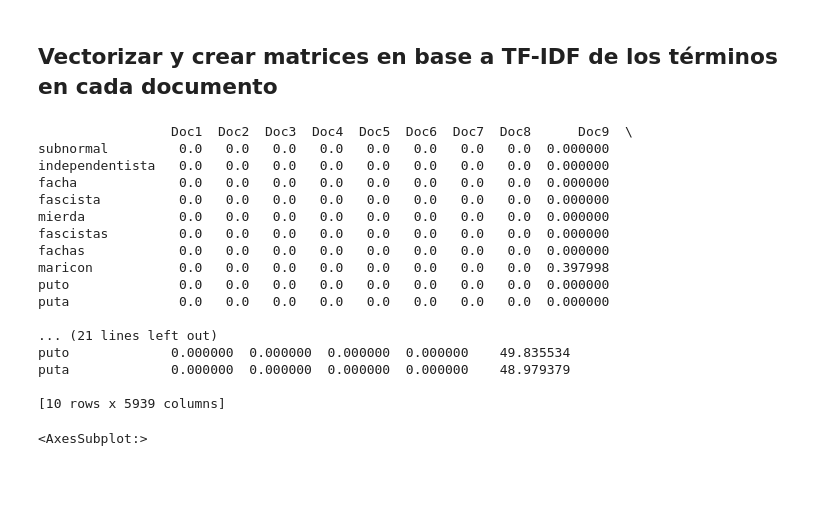
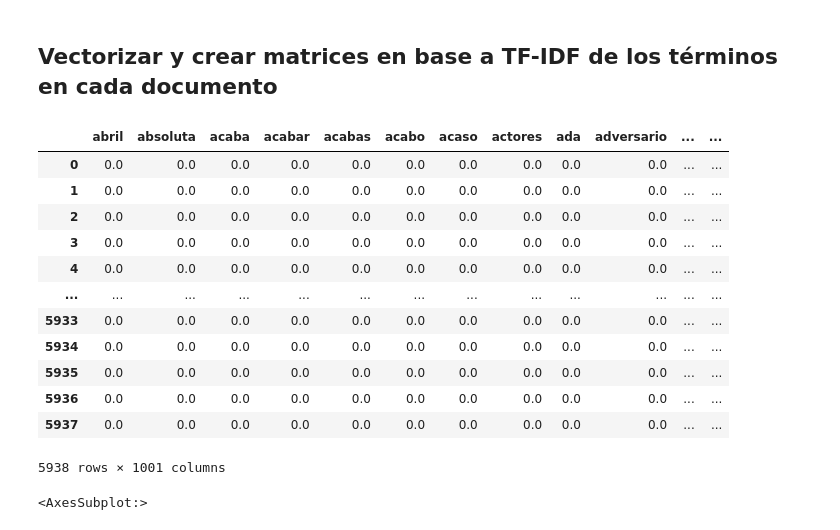
Before and after one commit to hsarmiento/MTI-455, a Jupyter notebook: notebooks/clase01.ipynb, the cells around one changed output. Cells and saved outputs as stored; diff of their text form; code cells hidden in the pictures; blank space fills up the shorter version.

```diff
--- a/notebooks/clase01.ipynb
+++ b/notebooks/clase01.ipynb
@@ -176,7 +180,7 @@ term_document_matrix['total_count'].head(10).plot.bar()
 # %%
 from sklearn.feature_extraction.text import TfidfVectorizer
 # %%
-tfidf_vectorizer = TfidfVectorizer()
+tfidf_vectorizer = TfidfVectorizer(max_features = 1000)
 vects_tfidf = tfidf_vectorizer.fit_transform(df.text_prepro)
 # %%
 # transformamos nuestra matriz sparse a un dataframe
@@ -184,32 +188,32 @@ td_tfidf = pd.DataFrame(vects_tfidf.todense())
 # cada columna es renombrada con el termino del vocabulario
 td_tfidf.columns = tfidf_vectorizer.get_feature_names_out()
 # transponemos la matriz para generar una de termino-documento
-term_document_matrix_tfidf = td_tfidf.T
+term_document_matrix_tfidf = td_tfidf
 # cada columna, que ahora es un documento, se le da un nombre generico
-term_document_matrix_tfidf.columns = ['Doc'+str(i) for i in range(1, td_tfidf.shape[0]+1)]
+#term_document_matrix_tfidf.columns = ['Doc'+str(i) for i in range(1, td_tfidf.shape[0]+1)]
 # estimamos la suma de cada termino en todos los documentos y la agregamos como una columna
-term_document_matrix_tfidf['total_count'] = term_document_matrix_tfidf.sum(axis=1)
+#term_document_matrix_tfidf['total_count'] = term_document_matrix_tfidf.sum(axis=1)
 
 # Top 25 words
-term_document_matrix_tfidf = term_document_matrix_tfidf.sort_values(by ='total_count',ascending=False)
+#term_document_matrix_tfidf = term_document_matrix_tfidf.sort_values(by ='total_count',ascending=False)
 
 # Print the first 10 rows
-print(term_document_matrix_tfidf.head(10))
+#print(term_document_matrix_tfidf.head(10))
-# %% [output]
-                 Doc1  Doc2  Doc3  Doc4  Doc5  Doc6  Doc7  Doc8      Doc9  \
-subnormal         0.0   0.0   0.0   0.0   0.0   0.0   0.0   0.0  0.000000
-independentista   0.0   0.0   0.0   0.0   0.0   0.0   0.0   0.0  0.000000
-facha             0.0   0.0   0.0   0.0   0.0   0.0   0.0   0.0  0.000000
-fascista          0.0   0.0   0.0   0.0   0.0   0.0   0.0   0.0  0.000000
-mierda            0.0   0.0   0.0   0.0   0.0   0.0   0.0   0.0  0.000000
-fascistas         0.0   0.0   0.0   0.0   0.0   0.0   0.0   0.0  0.000000
-fachas            0.0   0.0   0.0   0.0   0.0   0.0   0.0   0.0  0.000000
-maricon           0.0   0.0   0.0   0.0   0.0   0.0   0.0   0.0  0.397998
-puto              0.0   0.0   0.0   0.0   0.0   0.0   0.0   0.0  0.000000
-puta              0.0   0.0   0.0   0.0   0.0   0.0   0.0   0.0  0.000000
-
-... (21 lines left out)
-puto             0.000000  0.000000  0.000000  0.000000    49.835534
-puta             0.000000  0.000000  0.000000  0.000000    48.979379
-
-[10 rows x 5939 columns]
+# %%
+term_document_matrix_tfidf['class'] = df['class']
+# %%
+term_document_matrix_tfidf
+# %% [output]
+|  | abril | absoluta | acaba | acabar | acabas | acabo | acaso | actores | ada | adversario | ... | ... |
+| 0 | 0.0 | 0.0 | 0.0 | 0.0 | 0.0 | 0.0 | 0.0 | 0.0 | 0.0 | 0.0 | ... | ... |
+| 1 | 0.0 | 0.0 | 0.0 | 0.0 | 0.0 | 0.0 | 0.0 | 0.0 | 0.0 | 0.0 | ... | ... |
+| 2 | 0.0 | 0.0 | 0.0 | 0.0 | 0.0 | 0.0 | 0.0 | 0.0 | 0.0 | 0.0 | ... | ... |
+| 3 | 0.0 | 0.0 | 0.0 | 0.0 | 0.0 | 0.0 | 0.0 | 0.0 | 0.0 | 0.0 | ... | ... |
+| 4 | 0.0 | 0.0 | 0.0 | 0.0 | 0.0 | 0.0 | 0.0 | 0.0 | 0.0 | 0.0 | ... | ... |
+| ... | ... | ... | ... | ... | ... | ... | ... | ... | ... | ... | ... | ... |
+| 5933 | 0.0 | 0.0 | 0.0 | 0.0 | 0.0 | 0.0 | 0.0 | 0.0 | 0.0 | 0.0 | ... | ... |
+| 5934 | 0.0 | 0.0 | 0.0 | 0.0 | 0.0 | 0.0 | 0.0 | 0.0 | 0.0 | 0.0 | ... | ... |
+| 5935 | 0.0 | 0.0 | 0.0 | 0.0 | 0.0 | 0.0 | 0.0 | 0.0 | 0.0 | 0.0 | ... | ... |
+| 5936 | 0.0 | 0.0 | 0.0 | 0.0 | 0.0 | 0.0 | 0.0 | 0.0 | 0.0 | 0.0 | ... | ... |
+| 5937 | 0.0 | 0.0 | 0.0 | 0.0 | 0.0 | 0.0 | 0.0 | 0.0 | 0.0 | 0.0 | ... | ... |
+5938 rows × 1001 columns
```
Also changed, not shown: parts of 2 cells of this notebook, 4 other files.
